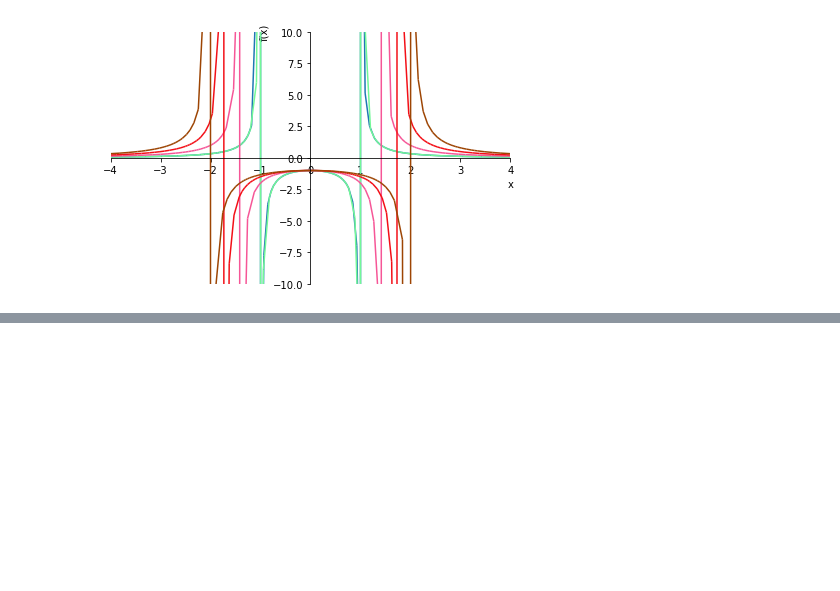
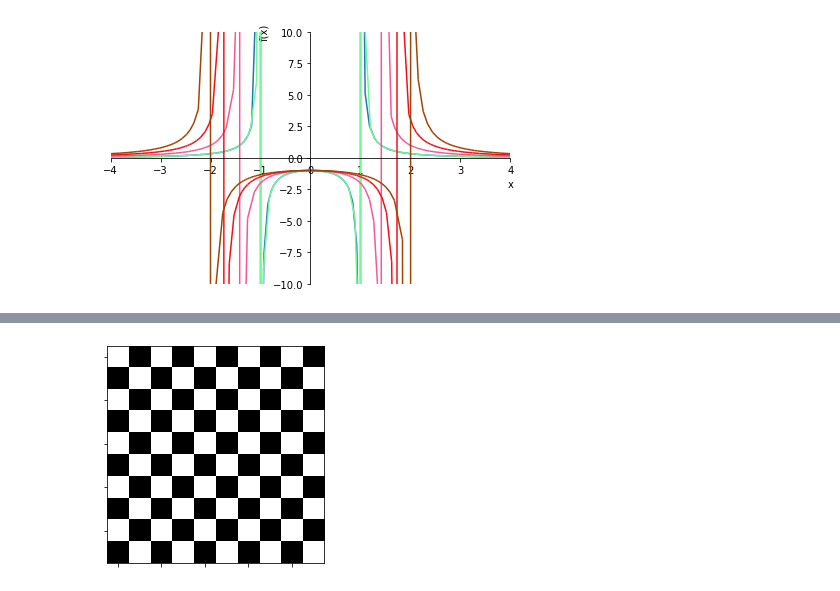
Before and after one commit to nietus/master_math, a Jupyter notebook: Master_Math_By_Coding_In_Python.ipynb, the cells around one changed output, grey strips where cells are left out. Drawn from its saved outputs; the diff is of its cells as text; code cells hidden in the pictures; blank space fills up the shorter version.

Commit message:
Matrices exercises

```diff
--- a/Master_Math_By_Coding_In_Python.ipynb
+++ b/Master_Math_By_Coding_In_Python.ipynb
@@ -441,0 +454,15 @@ p.show()
+# %%
+#img from matrices exercise
+import numpy as np
+import matplotlib.pyplot as plt
+
+b = np.zeros((10,10))
+for i in range(0,np.shape(b)[0]):
+  for j in range(0,np.shape(b)[1]):
+    a[i,j] = (-1)**(i+j)
+plt.imshow(a)
+plt.set_cmap('gray')
+plt.tick_params(labelleft=False,labelbottom=False)
+plt.show()
+# %% [output]
+[figure, added]
```
Also changed, not shown: parts of 1 cell of this notebook.
